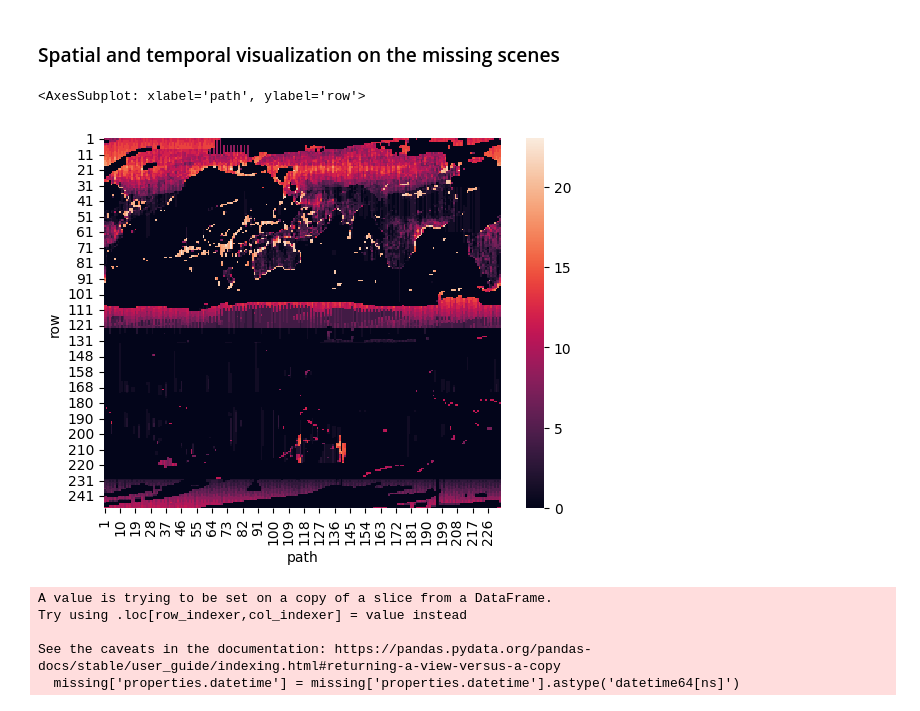
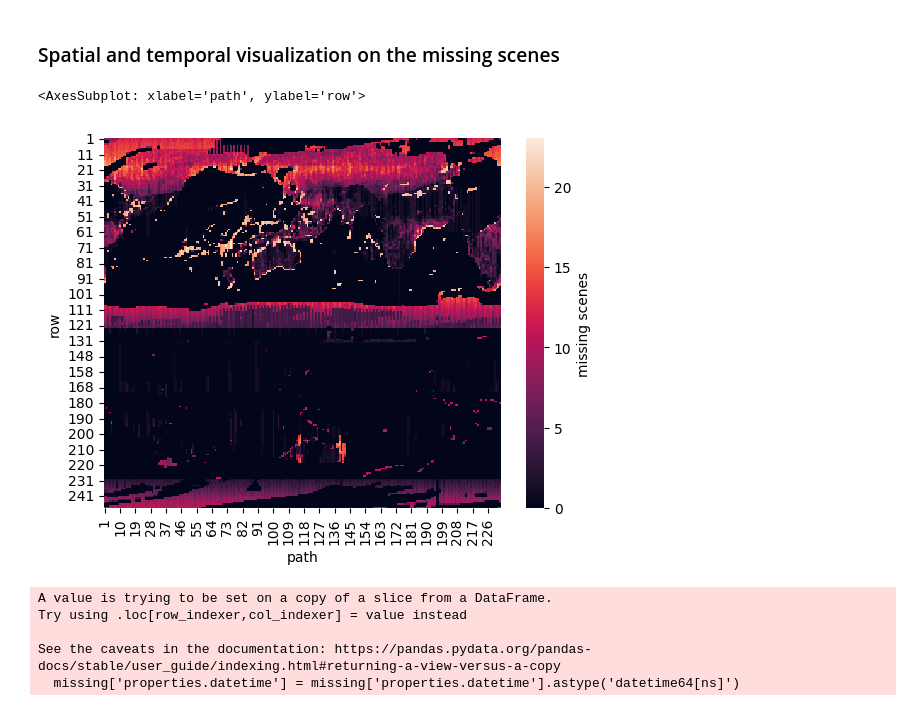
Before and after one commit to easierdata/easier, a Jupyter notebook: code/Pynotebooks/Inventory_check_Landsat.ipynb, the cells around one changed output. Saved outputs shown, nothing was run; the diff lists cells and outputs as text; code cells hidden in the pictures.

```diff
--- a/code/Pynotebooks/Inventory_check_Landsat.ipynb
+++ b/code/Pynotebooks/Inventory_check_Landsat.ipynb
@@ -155,10 +173,10 @@ import seaborn as sns
 pathrow_missing = missing.groupby(["properties.landsat:wrs_path","properties.landsat:wrs_row"]).agg({'id':'count'}).reset_index().set_axis(['path','row','count'],axis=1)\
     .pivot(index='row',columns='path',values='count').fillna(0)
 # %%
-sns.heatmap(pathrow_missing)
+sns.heatmap(pathrow_missing,cbar_kws={'label': 'missing scenes'})
 # %% [output]
 <AxesSubplot: xlabel='path', ylabel='row'>
-[figure, old version]
+[figure, new version]
 # %%
 missing['properties.datetime'] = missing['properties.datetime'].astype('datetime64[ns]')
 # %% [output]
```
Also changed, not shown: parts of 2 cells of this notebook.
